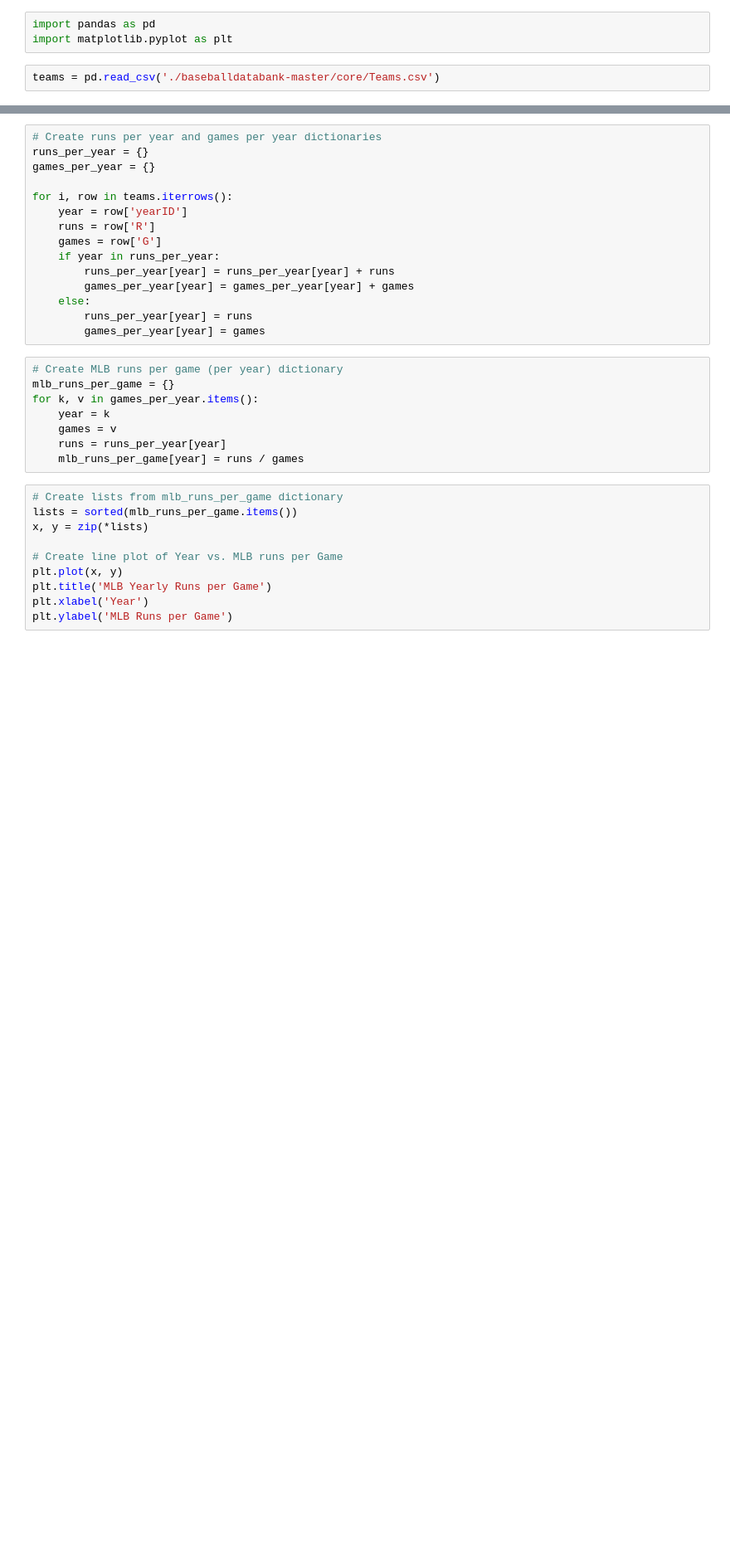
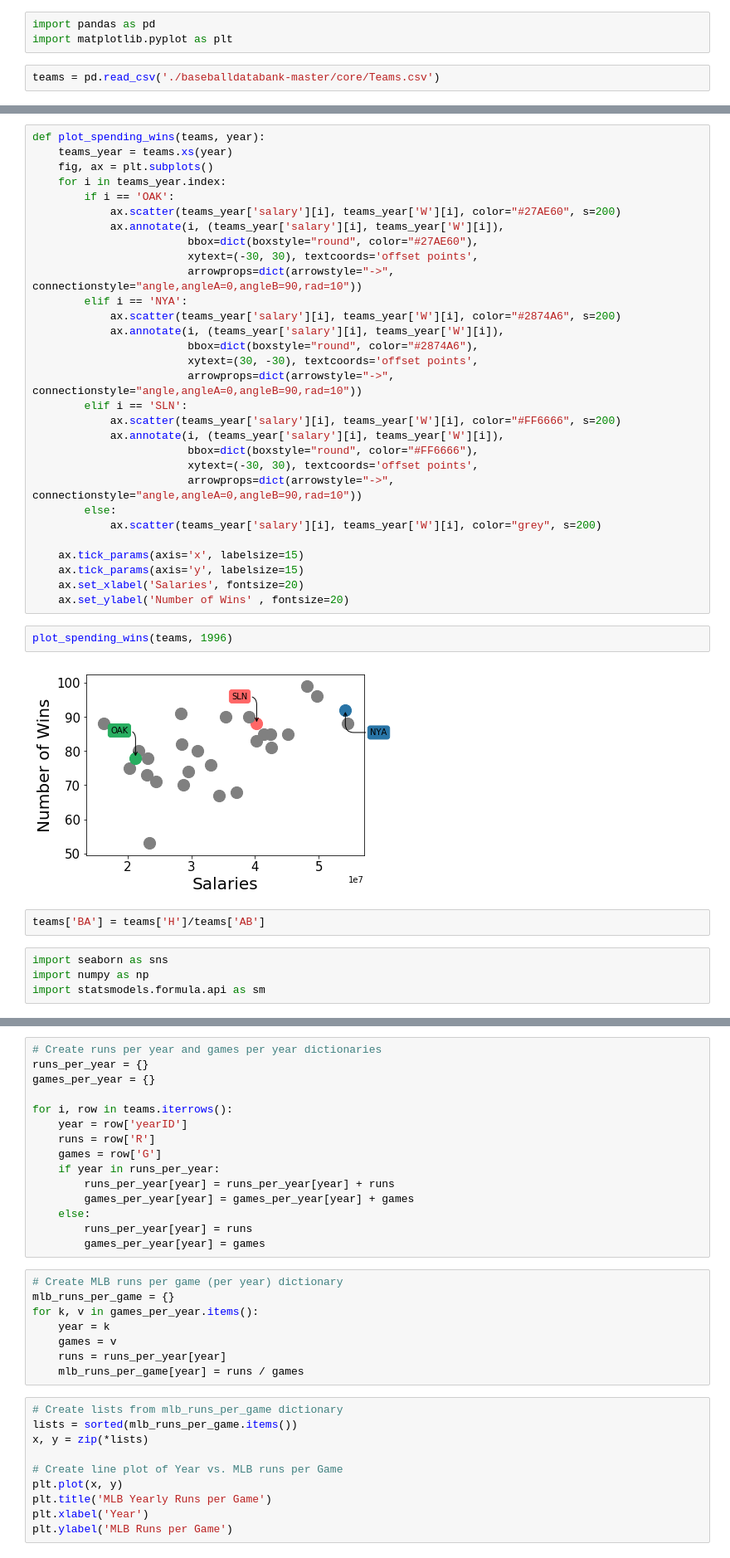
Before and after one commit to La100tifika/Bdata, a Jupyter notebook: PandasBaseball.ipynb, the cells around one changed output, grey strips where cells are left out. Shown: that part at 83% size. Saved outputs shown, nothing was run; the diff lists cells and outputs as text; blank space fills up the shorter version.

```diff
--- a/PandasBaseball.ipynb
+++ b/PandasBaseball.ipynb
@@ -34,0 +115,40 @@ print(teams)
+# %%
+def plot_spending_wins(teams, year):
+    teams_year = teams.xs(year)
+    fig, ax = plt.subplots()
+    for i in teams_year.index:
+        if i == 'OAK':
+            ax.scatter(teams_year['salary'][i], teams_year['W'][i], color="#27AE60", s=200)
+            ax.annotate(i, (teams_year['salary'][i], teams_year['W'][i]),
+                        bbox=dict(boxstyle="round", color="#27AE60"),
+                        xytext=(-30, 30), textcoords='offset points',
+                        arrowprops=dict(arrowstyle="->", connectionstyle="angle,angleA=0,angleB=90,rad=10"))
+        elif i == 'NYA':
+            ax.scatter(teams_year['salary'][i], teams_year['W'][i], color="#2874A6", s=200)
+            ax.annotate(i, (teams_year['salary'][i], teams_year['W'][i]),
+                        bbox=dict(boxstyle="round", color="#2874A6"),
+                        xytext=(30, -30), textcoords='offset points',
+                        arrowprops=dict(arrowstyle="->", connectionstyle="angle,angleA=0,angleB=90,rad=10"))
+        elif i == 'SLN':
+            ax.scatter(teams_year['salary'][i], teams_year['W'][i], color="#FF6666", s=200)
+            ax.annotate(i, (teams_year['salary'][i], teams_year['W'][i]),
+                        bbox=dict(boxstyle="round", color="#FF6666"),
+                        xytext=(-30, 30), textcoords='offset points',
+                        arrowprops=dict(arrowstyle="->", connectionstyle="angle,angleA=0,angleB=90,rad=10"))
+        else:
+            ax.scatter(teams_year['salary'][i], teams_year['W'][i], color="grey", s=200)
+
+    ax.tick_params(axis='x', labelsize=15)
+    ax.tick_params(axis='y', labelsize=15)
+    ax.set_xlabel('Salaries', fontsize=20)
+    ax.set_ylabel('Number of Wins' , fontsize=20)
+# %%
+plot_spending_wins(teams, 1996)
+# %% [output]
+[figure, added]
+# %%
+teams['BA'] = teams['H']/teams['AB']
+# %%
+import seaborn as sns
+import numpy as np
+import statsmodels.formula.api as sm
```
Also changed, not shown: parts of 25 cells of this notebook, 1 other file.
